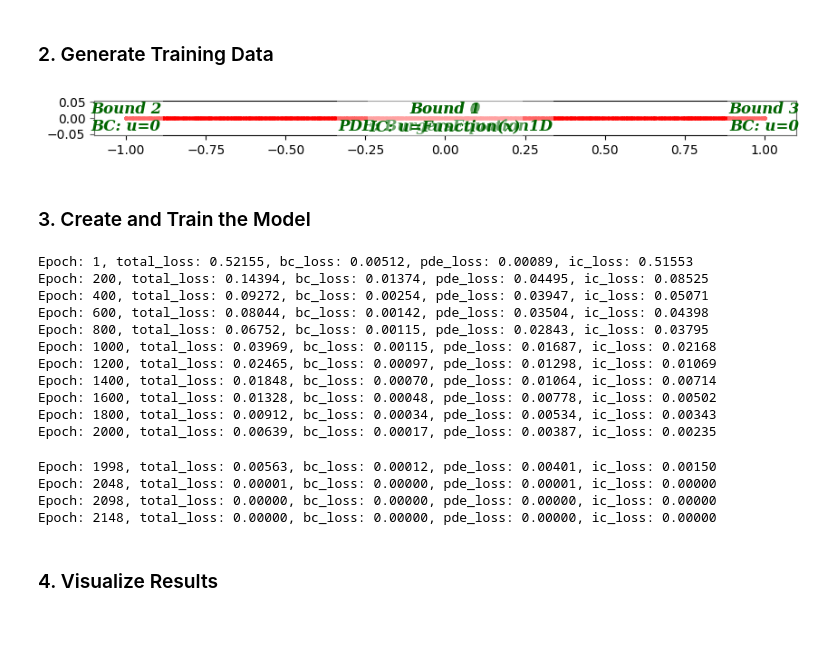
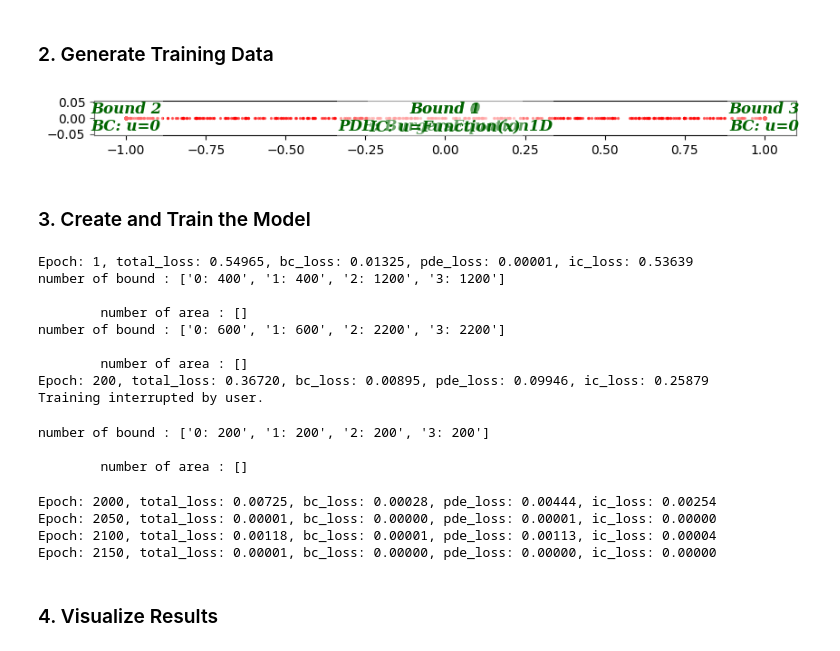
Before and after one commit to YoYo-XYZ/pinn-deepflow, a Jupyter notebook: EXPERIMENTS3/code.ipynb, the cells around one changed output. Cells and saved outputs as stored; diff of their text form; code cells hidden in the pictures.

```diff
--- a/EXPERIMENTS3/code.ipynb
+++ b/EXPERIMENTS3/code.ipynb
@@ -39,9 +39,9 @@ for geometry in domain:
 ### 2. Generate Training Data
 # %%
 # Sample points: [Left, Bottom, Right, Top], [Interior]
-domain.sampling_random([10000,2000,2000,2000])
+domain.sampling_random([200,200,200,200])
 domain.show_coordinates(display_conditions=True)
 # %% [output]
-[figure, old version]
+[figure, new version]
 # %% [markdown]
 ### 3. Create and Train the Model
@@ -48,30 +53,35 @@ domain.show_coordinates(display_conditions=True)
 # %%
-model0 = df.PINN(input_vars=['x', 't'], width=64, length=4)
+model0 = df.PINN(input_vars=['x', 't'], width=32, length=4)
 
 model1, model1_best = model0.train_adam(
     calc_loss = df.calc_loss_simple(domain),
     learning_rate=0.001,
-    epochs=2000
+    epochs=2000,
+    do_between_epochs=func,
 )
 # %% [output]
-Epoch: 1, total_loss: 0.52155, bc_loss: 0.00512, pde_loss: 0.00089, ic_loss: 0.51553
-Epoch: 200, total_loss: 0.14394, bc_loss: 0.01374, pde_loss: 0.04495, ic_loss: 0.08525
-Epoch: 400, total_loss: 0.09272, bc_loss: 0.00254, pde_loss: 0.03947, ic_loss: 0.05071
-Epoch: 600, total_loss: 0.08044, bc_loss: 0.00142, pde_loss: 0.03504, ic_loss: 0.04398
-Epoch: 800, total_loss: 0.06752, bc_loss: 0.00115, pde_loss: 0.02843, ic_loss: 0.03795
-Epoch: 1000, total_loss: 0.03969, bc_loss: 0.00115, pde_loss: 0.01687, ic_loss: 0.02168
-Epoch: 1200, total_loss: 0.02465, bc_loss: 0.00097, pde_loss: 0.01298, ic_loss: 0.01069
-Epoch: 1400, total_loss: 0.01848, bc_loss: 0.00070, pde_loss: 0.01064, ic_loss: 0.00714
-Epoch: 1600, total_loss: 0.01328, bc_loss: 0.00048, pde_loss: 0.00778, ic_loss: 0.00502
-Epoch: 1800, total_loss: 0.00912, bc_loss: 0.00034, pde_loss: 0.00534, ic_loss: 0.00343
-Epoch: 2000, total_loss: 0.00639, bc_loss: 0.00017, pde_loss: 0.00387, ic_loss: 0.00235
+Epoch: 1, total_loss: 0.54965, bc_loss: 0.01325, pde_loss: 0.00001, ic_loss: 0.53639
+number of bound : ['0: 400', '1: 400', '2: 1200', '3: 1200']
+
+        number of area : []
+number of bound : ['0: 600', '1: 600', '2: 2200', '3: 2200']
+
+        number of area : []
+Epoch: 200, total_loss: 0.36720, bc_loss: 0.00895, pde_loss: 0.09946, ic_loss: 0.25879
+Training interrupted by user.
+# %%
+print(domain)
+# %% [output]
+number of bound : ['0: 200', '1: 200', '2: 200', '3: 200']
+
+        number of area : []
 # %%
-model2_best = model1_best.train_lbfgs(calc_loss = df.calc_loss_simple(domain), epochs=200)
+model2_best = model1_best.train_lbfgs(calc_loss = df.calc_loss_simple(domain), epochs=200, do_between_epochs=func)
 # %% [output]
-Epoch: 1998, total_loss: 0.00563, bc_loss: 0.00012, pde_loss: 0.00401, ic_loss: 0.00150
-Epoch: 2048, total_loss: 0.00001, bc_loss: 0.00000, pde_loss: 0.00001, ic_loss: 0.00000
-Epoch: 2098, total_loss: 0.00000, bc_loss: 0.00000, pde_loss: 0.00000, ic_loss: 0.00000
-Epoch: 2148, total_loss: 0.00000, bc_loss: 0.00000, pde_loss: 0.00000, ic_loss: 0.00000
+Epoch: 2000, total_loss: 0.00725, bc_loss: 0.00028, pde_loss: 0.00444, ic_loss: 0.00254
+Epoch: 2050, total_loss: 0.00001, bc_loss: 0.00000, pde_loss: 0.00001, ic_loss: 0.00000
+Epoch: 2100, total_loss: 0.00118, bc_loss: 0.00001, pde_loss: 0.00113, ic_loss: 0.00004
+Epoch: 2150, total_loss: 0.00001, bc_loss: 0.00000, pde_loss: 0.00000, ic_loss: 0.00000
 # %% [markdown]
 ### 4. Visualize Results
 # %%
```
Also changed, not shown: parts of 2 cells of this notebook, 4 other files.
